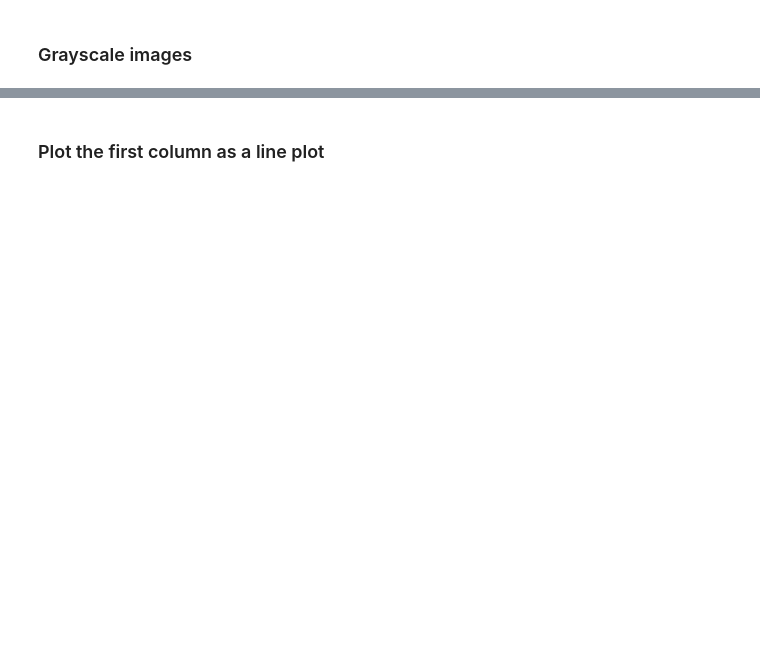
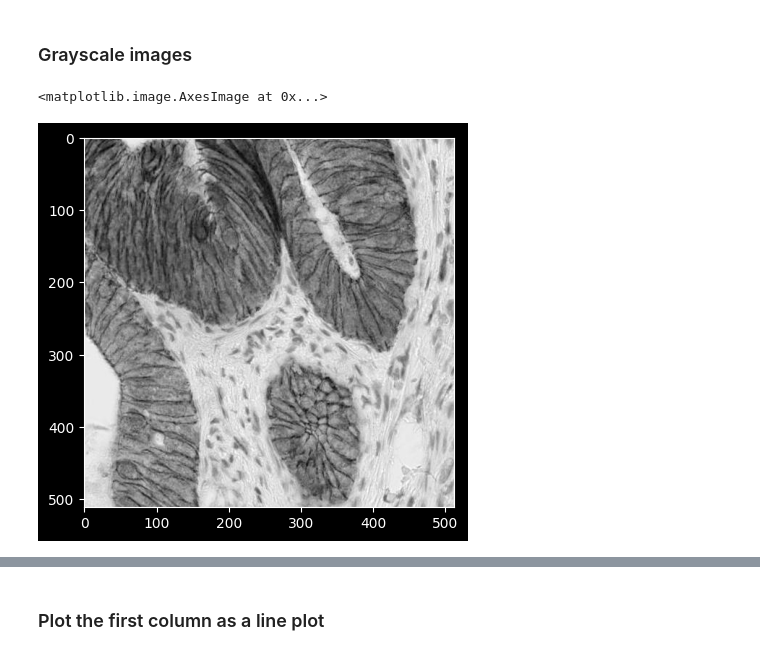
Before and after one commit to UH-MBBE/BE-491-Lecture-18, a Jupyter notebook: L18_notes.ipynb, the cells around one changed output, grey strips where cells are left out. Saved outputs shown, nothing was run; the diff lists cells and outputs as text; code cells hidden in the pictures; blank space fills up the shorter version.

```diff
--- a/L18_notes.ipynb
+++ b/L18_notes.ipynb
@@ -33,8 +37,12 @@ from sklearn.metrics import accuracy_score
 ### Grayscale images
 # %%
 # convert the image to grayscale
-
+image_gray = rgb2gray(image)
 
 # display the image
+plt.imshow(image_gray, cmap='gray')
+# %% [output]
+<matplotlib.image.AxesImage at 0x...>
+[figure, added]
 # %%
 # look at the data of the image
```
Also changed, not shown: parts of 24 cells of this notebook.
